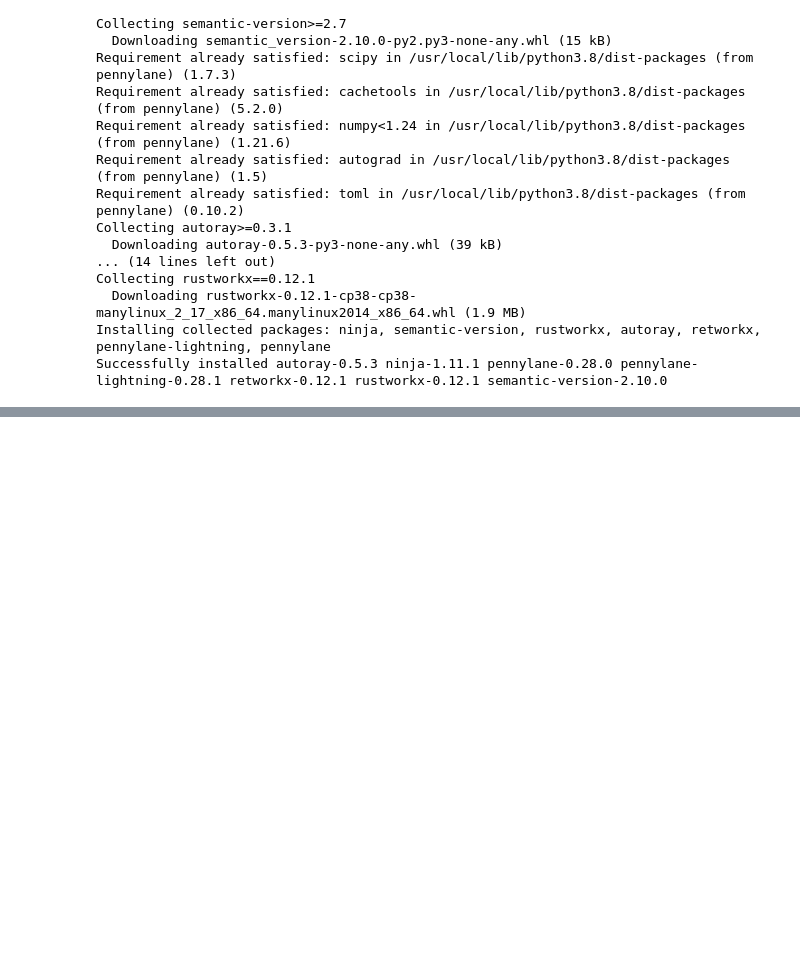
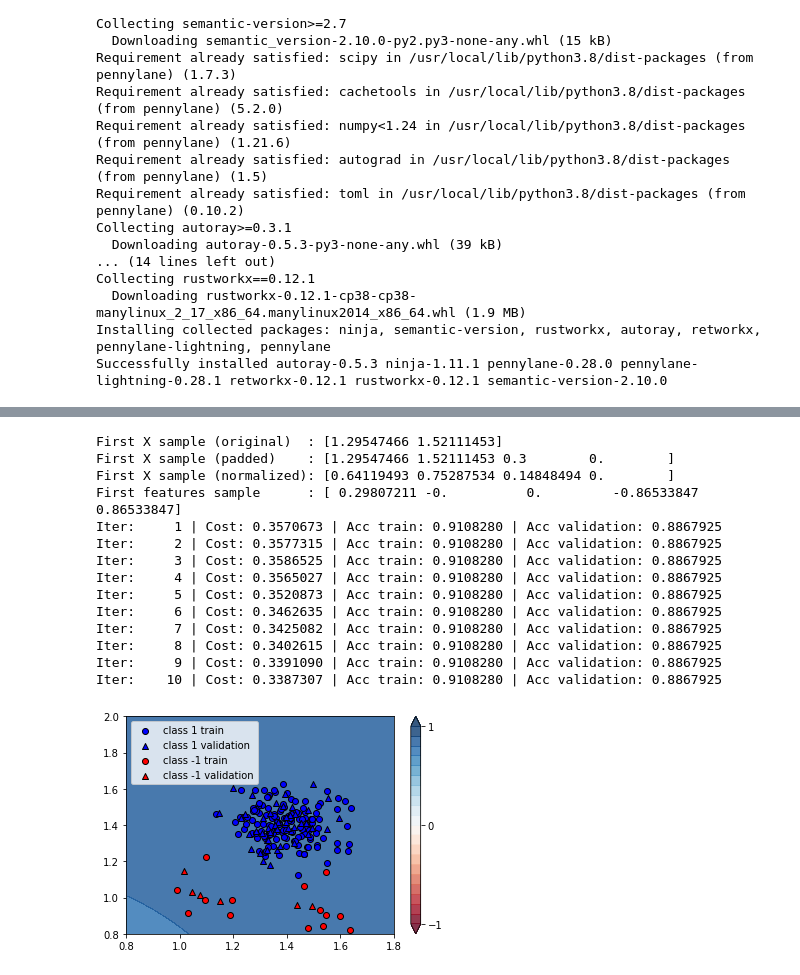
Before and after one commit to welremco/Group3QuantumOneClassSVMs, a Jupyter notebook: pennylaneLib-VQE-Dataset1.ipynb, the cells around one changed output, grey strips where cells are left out. Saved outputs shown, nothing was run; the diff lists cells and outputs as text; code cells hidden in the pictures; blank space fills up the shorter version.

Commit message:
run 4 datasets

```diff
--- a/pennylaneLib-VQE-Dataset1.ipynb
+++ b/pennylaneLib-VQE-Dataset1.ipynb
@@ -66,6 +67,24 @@ def circuit(weights, angles):
 
     return qml.expval(qml.PauliZ(0))
 
+def square_loss(labels, predictions):
+    loss = 0
+    for l, p in zip(labels, predictions):
+        loss = loss + (l - p) ** 2
+
+    loss = loss / len(labels)
+    return loss
+
+def accuracy(labels, predictions):
+
+    loss = 0
+    for l, p in zip(labels, predictions):
+        if abs(l - p) < 1e-5:
+            loss = loss + 1
+    loss = loss / len(labels)
+
+    return loss
+
 
 def variational_classifier(weights, bias, angles):
     return circuit(weights, angles) + bias
@@ -115,7 +133 @@ X_val = X[index[num_train:]]
-# %%
-num_qubits = 2
-num_layers = 6
-
-weights_init = 0.01 * np.random.randn(num_layers, num_qubits, 3, requires_grad=True)
-bias_init = np.array(0.0, requires_grad=True)
 # %%
@@ -232,0 +229,19 @@ plt.show()
+# %%
+features, num_train, feats_train, Y_train, feats_val, Y_val, X_train, X_val = dataset("/content/sample_data/dataset1.csv")
+trainer(features, num_train, feats_train, Y_train, feats_val, Y_val, X_train, X_val, 6, 10)
+# %% [output]
+First X sample (original)  : [1.29547466 1.52111453]
+First X sample (padded)    : [1.29547466 1.52111453 0.3        0.        ]
+First X sample (normalized): [0.64119493 0.75287534 0.14848494 0.        ]
+First features sample      : [ 0.29807211 -0.          0.         -0.86533847  0.86533847]
+Iter:     1 | Cost: 0.3570673 | Acc train: 0.9108280 | Acc validation: 0.8867925
+Iter:     2 | Cost: 0.3577315 | Acc train: 0.9108280 | Acc validation: 0.8867925
+Iter:     3 | Cost: 0.3586525 | Acc train: 0.9108280 | Acc validation: 0.8867925
+Iter:     4 | Cost: 0.3565027 | Acc train: 0.9108280 | Acc validation: 0.8867925
+Iter:     5 | Cost: 0.3520873 | Acc train: 0.9108280 | Acc validation: 0.8867925
+Iter:     6 | Cost: 0.3462635 | Acc train: 0.9108280 | Acc validation: 0.8867925
+Iter:     7 | Cost: 0.3425082 | Acc train: 0.9108280 | Acc validation: 0.8867925
+Iter:     8 | Cost: 0.3402615 | Acc train: 0.9108280 | Acc validation: 0.8867925
+Iter:     9 | Cost: 0.3391090 | Acc train: 0.9108280 | Acc validation: 0.8867925
+Iter:    10 | Cost: 0.3387307 | Acc train: 0.9108280 | Acc validation: 0.8867925
+[figure, added]
```
Also changed, not shown: parts of 8 cells of this notebook.
